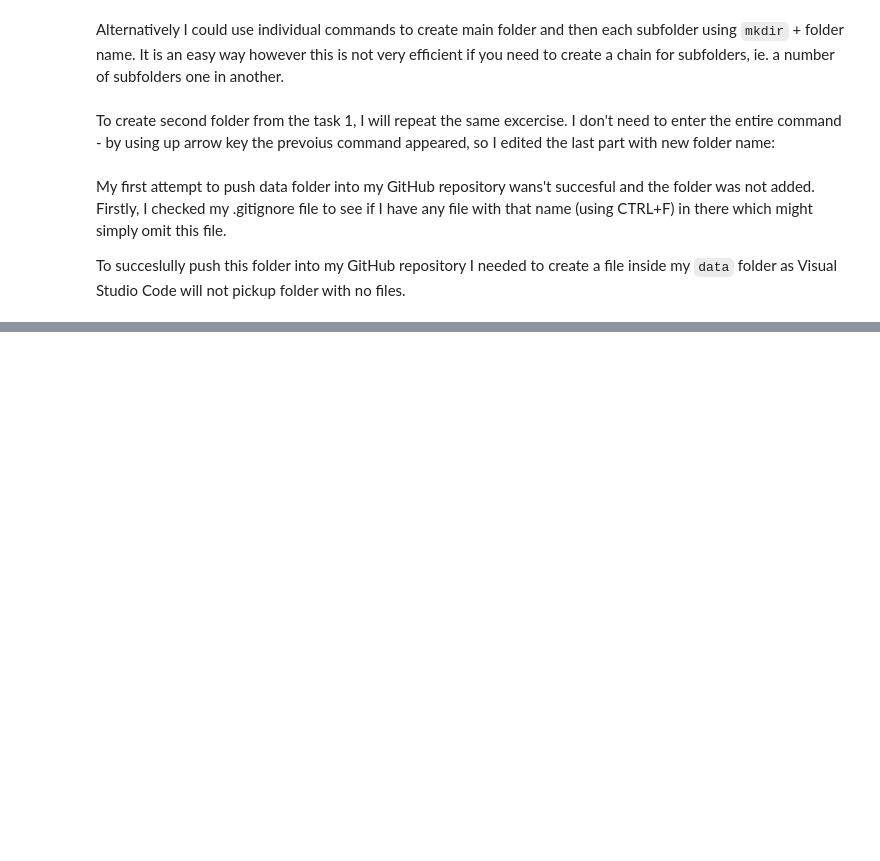
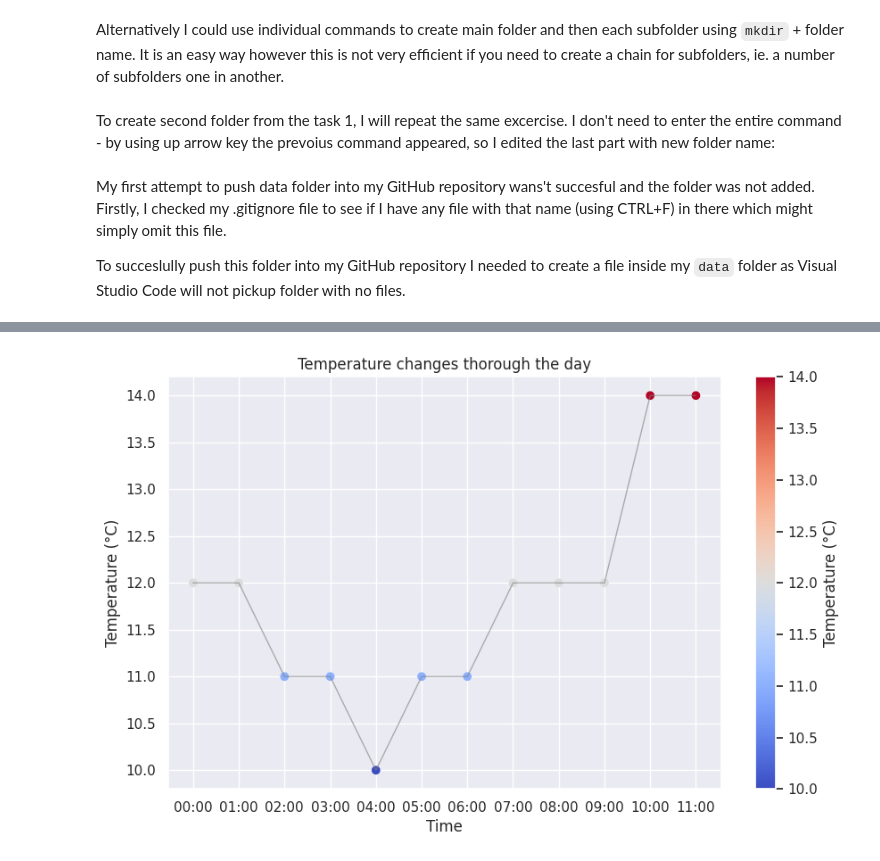
Before and after one commit to mondbr/computer_infrastructure, a Jupyter notebook: weather.ipynb, the cells around one changed output, grey strips where cells are left out. Drawn from its saved outputs; the diff is of its cells as text; code cells hidden in the pictures; blank space fills up the shorter version.

```diff
--- a/weather.ipynb
+++ b/weather.ipynb
@@ -40,0 +51,6 @@ To succeslully push this folder into my GitHub repository I needed to create a f
+# %%
+df = pd.read_json('data/weather/20241130_114037.json')
+
+print(df)
+print(df.info())
+print(df.head())
@@ -40,0 +96,14 @@ To succeslully push this folder into my GitHub repository I needed to create a f
+# %%
+plt.figure(figsize=(10,6))
+scatter = plt.scatter(df['reportTime'], df['temperature'], c=df['temperature'], cmap='coolwarm')
+plt.colorbar(scatter, label = 'Temperature (°C)')
+plt.plot(df['reportTime'], df['temperature'], color='gray', linewidth=1, alpha=0.6)
+
+plt.xlabel('Time')
+plt.ylabel('Temperature (°C)')
+plt.title('Temperature changes thorough the day')
+
+plt.grid(True)
+plt.show()
+# %% [output]
+[figure, added]
```
Also changed, not shown: parts of 11 cells of this notebook, 2 other files.
